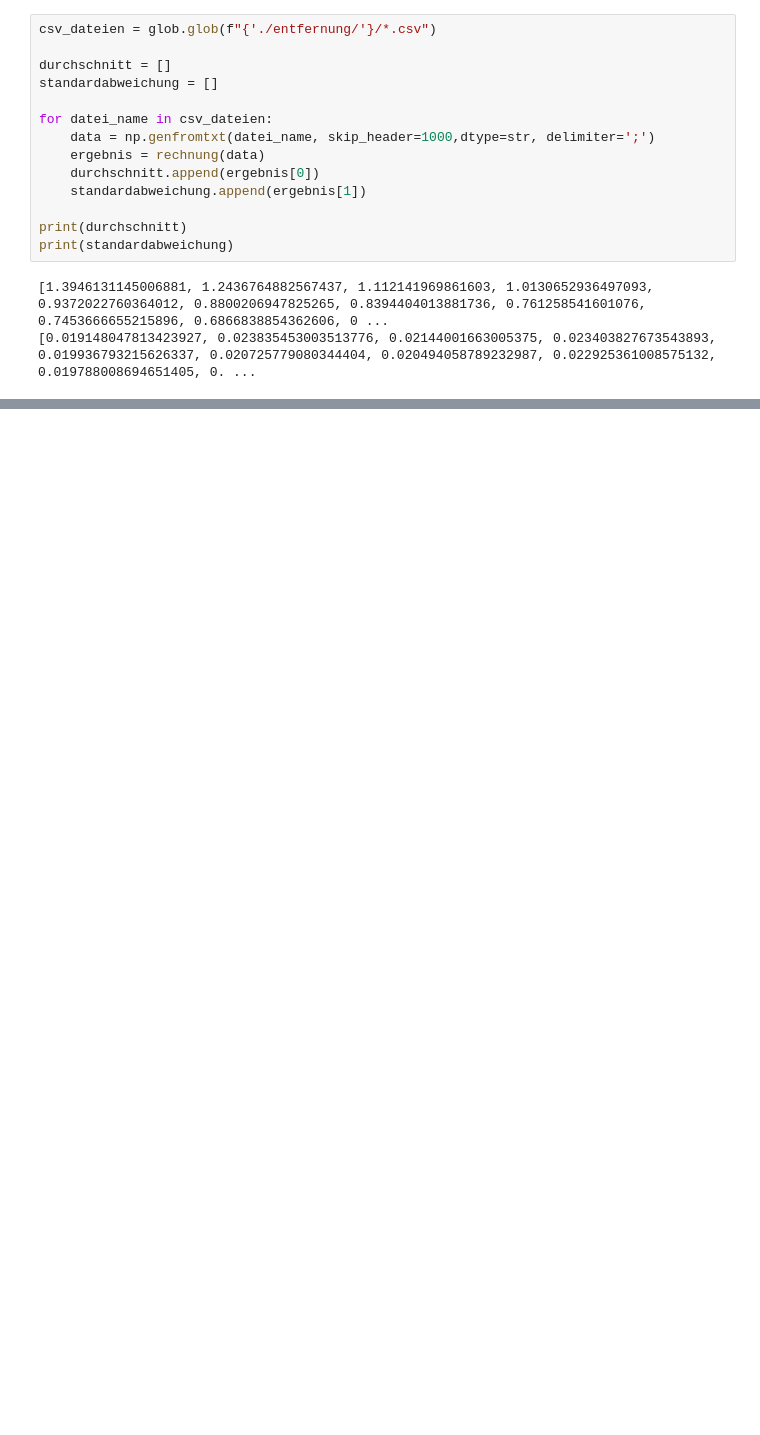
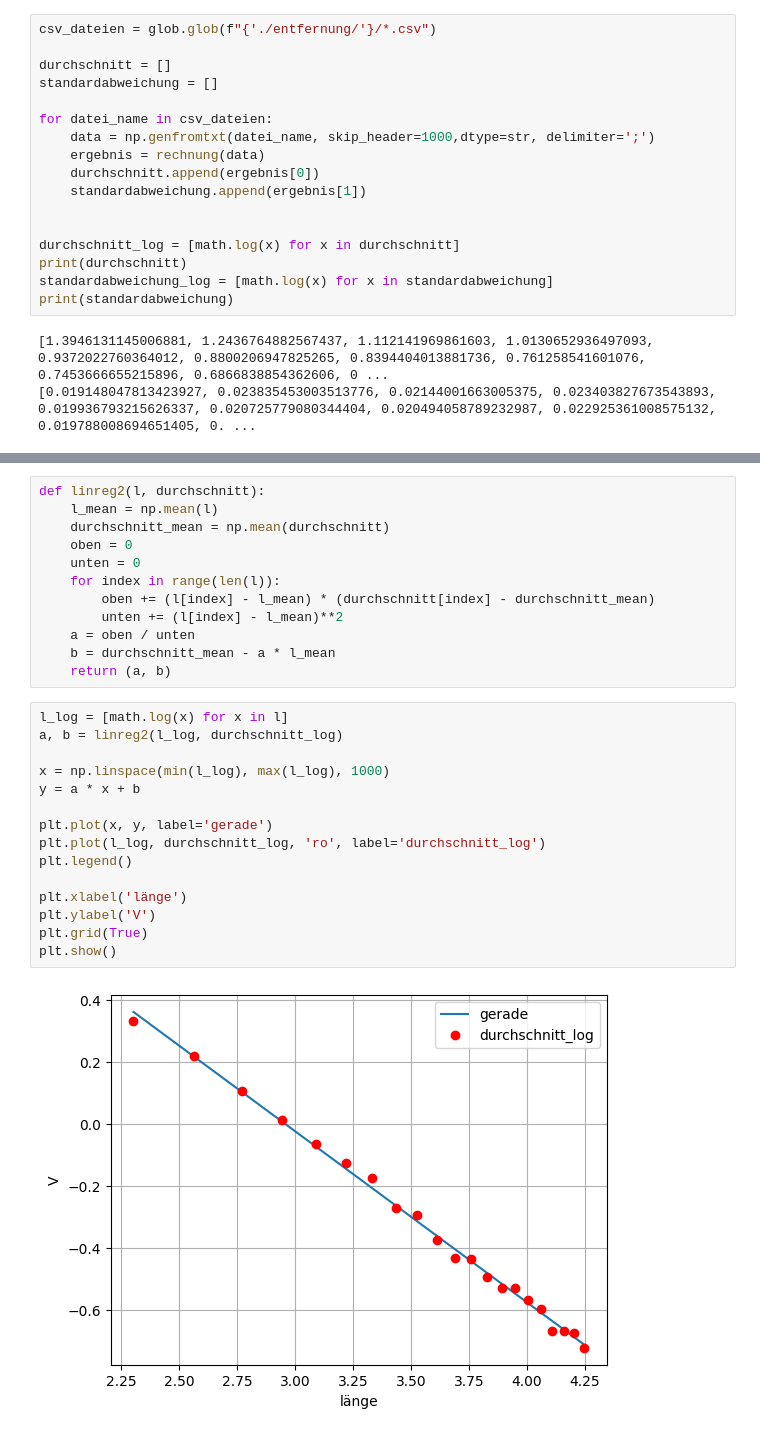
Before and after one commit to Florian11111/SSS, a Jupyter notebook: versuch 1/auswertung.ipynb, the cells around one changed output, grey strips where cells are left out. Drawn from its saved outputs; the diff is of its cells as text; blank space fills up the shorter version.

```diff
--- a/versuch 1/auswertung.ipynb
+++ b/versuch 1/auswertung.ipynb
@@ -20,7 +21,10 @@ for datei_name in csv_dateien:
     durchschnitt.append(ergebnis[0])
     standardabweichung.append(ergebnis[1])
 
+
+durchschnitt_log = [math.log(x) for x in durchschnitt]
 print(durchschnitt)
+standardabweichung_log = [math.log(x) for x in standardabweichung]
 print(standardabweichung)
 # %% [output]
 [1.3946131145006881, 1.2436764882567437, 1.112141969861603, 1.0130652936497093, 0.9372022760364012, 0.8800206947825265, 0.8394404013881736, 0.761258541601076, 0.7453666655215896, 0.6866838854362606, 0 ...
@@ -39,0 +44,29 @@ plt.show()
+# %%
+def linreg2(l, durchschnitt):
+    l_mean = np.mean(l)
+    durchschnitt_mean = np.mean(durchschnitt)
+    oben = 0
+    unten = 0
+    for index in range(len(l)):
+        oben += (l[index] - l_mean) * (durchschnitt[index] - durchschnitt_mean)
+        unten += (l[index] - l_mean)**2
+    a = oben / unten
+    b = durchschnitt_mean - a * l_mean
+    return (a, b)
+# %%
+l_log = [math.log(x) for x in l]
+a, b = linreg2(l_log, durchschnitt_log)
+
+x = np.linspace(min(l_log), max(l_log), 1000)
+y = a * x + b
+
+plt.plot(x, y, label='gerade')
+plt.plot(l_log, durchschnitt_log, 'ro', label='durchschnitt_log')
+plt.legend()
+
+plt.xlabel('länge')
+plt.ylabel('V')
+plt.grid(True)
+plt.show()
+# %% [output]
+[figure, added]
```
Also changed, not shown: parts of 3 cells of this notebook, 2 other files.
